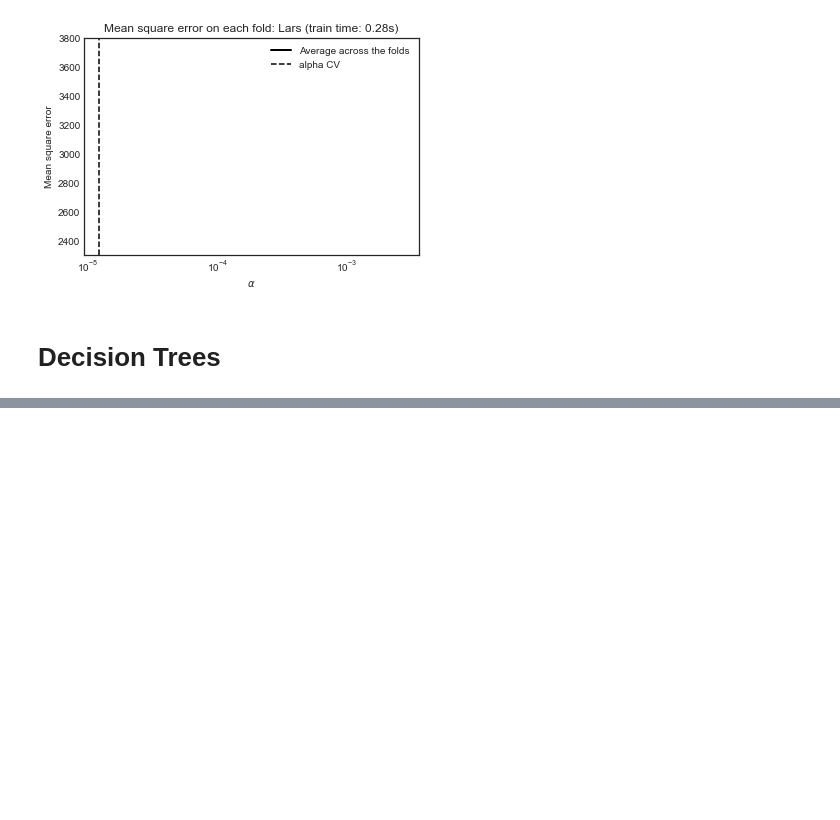
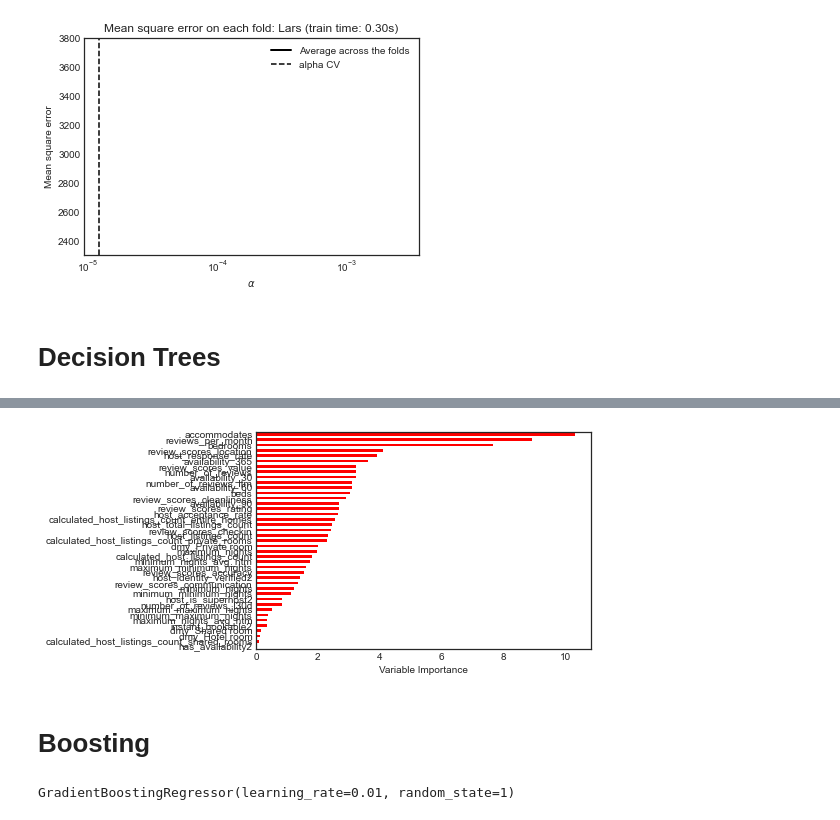
Before and after one commit to Lupercio421/STAT-724, a Jupyter notebook: Final_Project/Regression_methods.ipynb, the cells around one changed output, grey strips where cells are left out. Cells and saved outputs as stored; diff of their text form; code cells hidden in the pictures; blank space fills up the shorter version.

```diff
--- a/Final_Project/Regression_methods.ipynb
+++ b/Final_Project/Regression_methods.ipynb
@@ -990,0 +1029,14 @@ NameError: name 'X_train' is not defined
+# %%
+Importance = pd.DataFrame({'Importance':regr3.feature_importances_*100}, index=X_train.columns)
+Importance.sort_values('Importance', axis=0, ascending=True).plot(kind='barh', color='r', )
+plt.xlabel('Variable Importance')
+plt.gca().legend_ = None
+# %% [output]
+[figure, added]
+# %% [markdown]
+# Boosting
+# %%
+regr = GradientBoostingRegressor(n_estimators=100, learning_rate=0.01, random_state=1)
+regr.fit(X_train, y_train)
+# %% [output]
+GradientBoostingRegressor(learning_rate=0.01, random_state=1)
```
Also changed, not shown: parts of 42 cells of this notebook, 1 other file.
